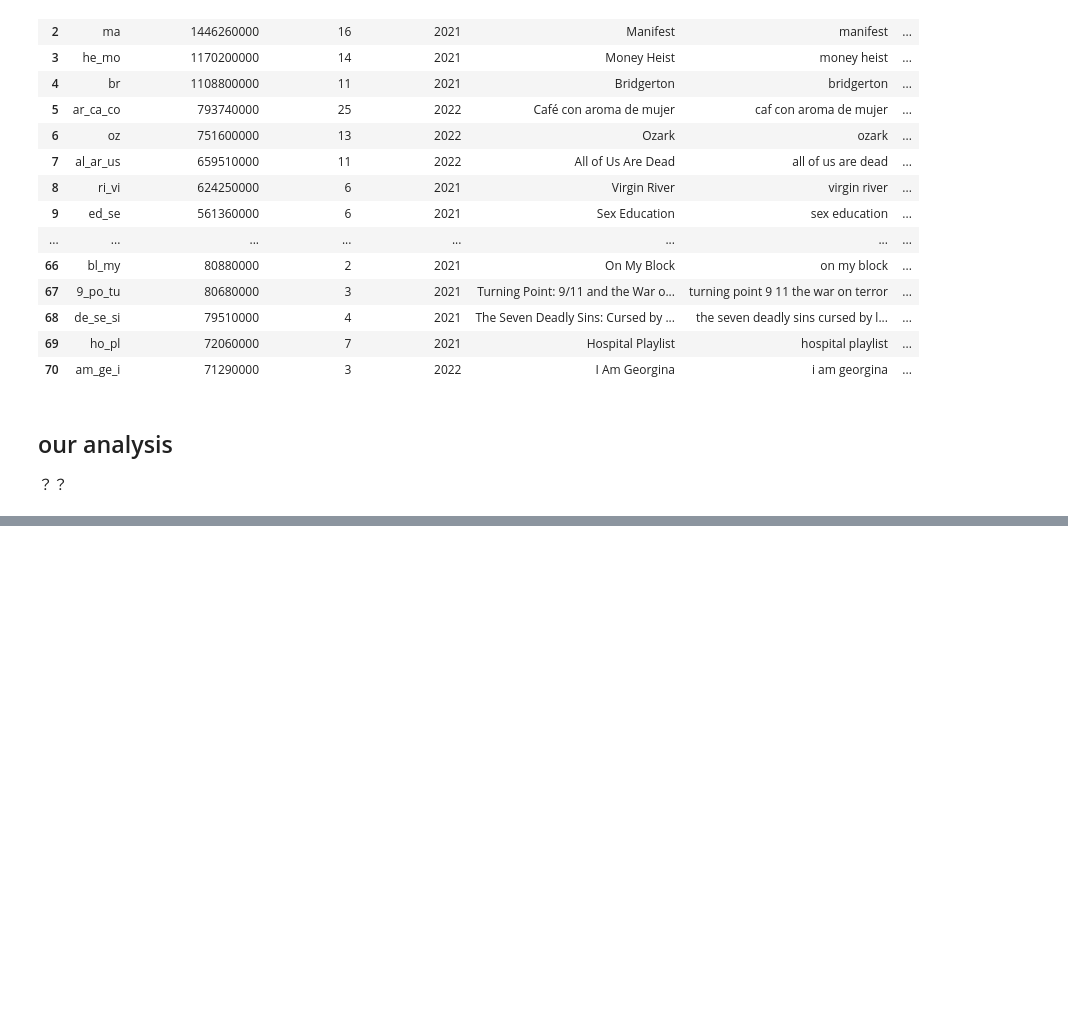
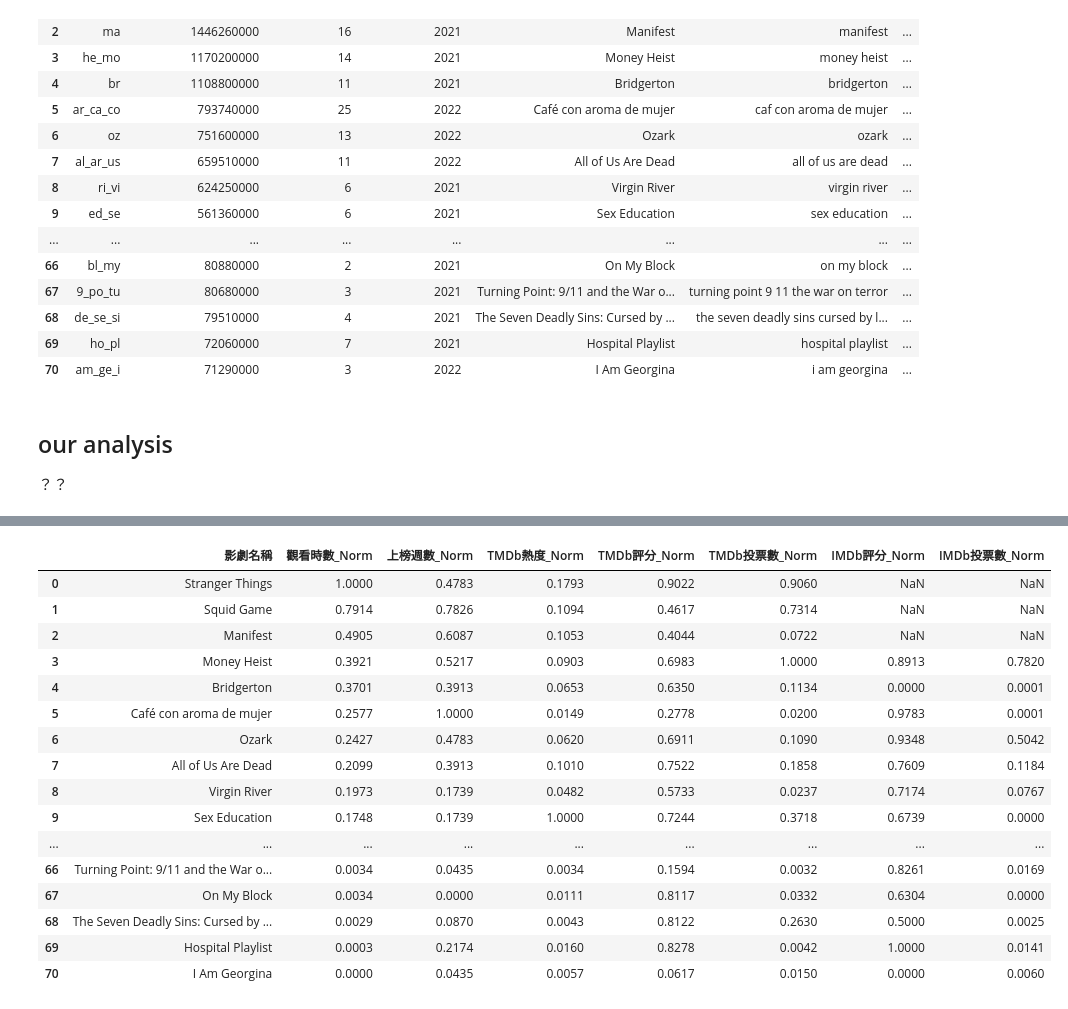
Before and after one commit to vincent-copy/netflix-writers, a Jupyter notebook: netflix-writer.ipynb, the cells around one changed output, grey strips where cells are left out. Cells and saved outputs as stored; diff of their text form; code cells hidden in the pictures; blank space fills up the shorter version.

```diff
--- a/netflix-writer.ipynb
+++ b/netflix-writer.ipynb
@@ -535,3 +538,77 @@ display(df_hits_sorted)
 # %% [markdown]
 ## our analysis
 ？？
+# %%
+import pandas as pd
+
+# 1. 讀取資料集
+df = pd.read_csv("netflix/data/netflix.titles.composite.csv")
+
+# 2. 排除關鍵 NaN 值以計算正確的 P50 門檻 (以 TMDb 為基準)
+df_valid_tmdb = df.dropna(subset=["tmdb_vote_average", "tmdb_vote_count"])
+
+tmdb_rating_p50 = df_valid_tmdb["tmdb_vote_average"].median()
+tmdb_votes_p50 = df_valid_tmdb["tmdb_vote_count"].median()
+netflix_hours_mean = df["netflix_viewing_hours"].mean()
+
+# 3. 篩選出這 71 部 The Hit 影集
+hit_condition = (
+    (df["tmdb_vote_average"] >= tmdb_rating_p50) &
+    (df["tmdb_vote_count"] >= tmdb_votes_p50) &
+    (df["netflix_viewing_hours"] > netflix_hours_mean)
+)
+df_hits = df[hit_condition].copy().reset_index(drop=True)
+
+# 4. 定義需要進行 Min-Max 標準化的數值欄位
+target_cols = [
+    "netflix_viewing_hours",
+    "netflix_weeks",
+    "tmdb_popularity",
+    "tmdb_vote_average",
+    "tmdb_vote_count",
+    "imdb_averageRating",
+    "imdb_numVotes"
+]
+
+# 進行 Min-Max 標準化並建立新欄位 (字尾加上 _norm)
+for col in target_cols:
+    min_val = df_hits[col].min()
+    max_val = df_hits[col].max()
+
+    # 預防分母為 0 的安全機制，並四捨五入至小數點後 4 位
+    if max_val - min_val != 0:
+        df_hits[f"{col}_norm"] = ((df_hits[col] - min_val) / (max_val - min_val)).round(4)
+    else:
+        df_hits[f"{col}_norm"] = 1.0000
+
+# 5. 強制 Pandas 展開所有 Rows 與 Columns，絕不省略
+pd.set_option('display.max_rows', None)
+pd.set_option('display.max_columns', None)
+pd.set_option('display.width', 1000)
+
+# 6. 整理要輸出的欄位順序 (名稱 + 7 個標準化分數)
+normalized_cols = [f"{col}_norm" for col in target_cols]
+display_columns = ["netflix_title"] + normalized_cols
+
+# 依據觀看時數標準化分數降冪排序
+df_hits_sorted = df_hits.sort_values(by="netflix_viewing_hours_norm", ascending=False).reset_index(drop=True)
+
+print("=" * 120)
+print("🚀 【The Hit 影集】 7 大核心屬性 Min-Max 標準化分數總表")
+print("  * 數值範圍皆在 0.0 ~ 1.0 之間（1.0 代表該屬性在 71 部影集中表現最強，0.0 為最弱）")
+print("=" * 120)
+
+# 重新命名欄位，提供精美視覺化對照
+rename_mapping = {
+    "netflix_title": "影劇名稱",
+    "netflix_viewing_hours_norm": "觀看時數_Norm",
+    "netflix_weeks_norm": "上榜週數_Norm",
+    "tmdb_popularity_norm": "TMDb熱度_Norm",
+    "tmdb_vote_average_norm": "TMDb評分_Norm",
+    "tmdb_vote_count_norm": "TMDb投票數_Norm",
+    "imdb_averageRating_norm": "IMDb評分_Norm",
+    "imdb_numVotes_norm": "IMDb投票數_Norm"
+}
+
+display(df_hits_sorted[display_columns].rename(columns=rename_mapping))
+# %% [output]
@@ -537,0 +619,17 @@ display(df_hits_sorted)
+|  | 影劇名稱 | 觀看時數_Norm | 上榜週數_Norm | TMDb熱度_Norm | TMDb評分_Norm | TMDb投票數_Norm | IMDb評分_Norm | IMDb投票數_Norm |
+| 0 | Stranger Things | 1.0000 | 0.4783 | 0.1793 | 0.9022 | 0.9060 | NaN | NaN |
+| 1 | Squid Game | 0.7914 | 0.7826 | 0.1094 | 0.4617 | 0.7314 | NaN | NaN |
+| 2 | Manifest | 0.4905 | 0.6087 | 0.1053 | 0.4044 | 0.0722 | NaN | NaN |
+| 3 | Money Heist | 0.3921 | 0.5217 | 0.0903 | 0.6983 | 1.0000 | 0.8913 | 0.7820 |
+| 4 | Bridgerton | 0.3701 | 0.3913 | 0.0653 | 0.6350 | 0.1134 | 0.0000 | 0.0001 |
+| 5 | Café con aroma de mujer | 0.2577 | 1.0000 | 0.0149 | 0.2778 | 0.0200 | 0.9783 | 0.0001 |
+| 6 | Ozark | 0.2427 | 0.4783 | 0.0620 | 0.6911 | 0.1090 | 0.9348 | 0.5042 |
+| 7 | All of Us Are Dead | 0.2099 | 0.3913 | 0.1010 | 0.7522 | 0.1858 | 0.7609 | 0.1184 |
+| 8 | Virgin River | 0.1973 | 0.1739 | 0.0482 | 0.5733 | 0.0237 | 0.7174 | 0.0767 |
+| 9 | Sex Education | 0.1748 | 0.1739 | 1.0000 | 0.7244 | 0.3718 | 0.6739 | 0.0000 |
+| ... | ... | ... | ... | ... | ... | ... | ... | ... |
+| 66 | Turning Point: 9/11 and the War o... | 0.0034 | 0.0435 | 0.0034 | 0.1594 | 0.0032 | 0.8261 | 0.0169 |
+| 67 | On My Block | 0.0034 | 0.0000 | 0.0111 | 0.8117 | 0.0332 | 0.6304 | 0.0000 |
+| 68 | The Seven Deadly Sins: Cursed by ... | 0.0029 | 0.0870 | 0.0043 | 0.8122 | 0.2630 | 0.5000 | 0.0025 |
+| 69 | Hospital Playlist | 0.0003 | 0.2174 | 0.0160 | 0.8278 | 0.0042 | 1.0000 | 0.0141 |
+| 70 | I Am Georgina | 0.0000 | 0.0435 | 0.0057 | 0.0617 | 0.0150 | 0.0000 | 0.0060 |
```
Also changed, not shown: parts of 9 cells of this notebook.
